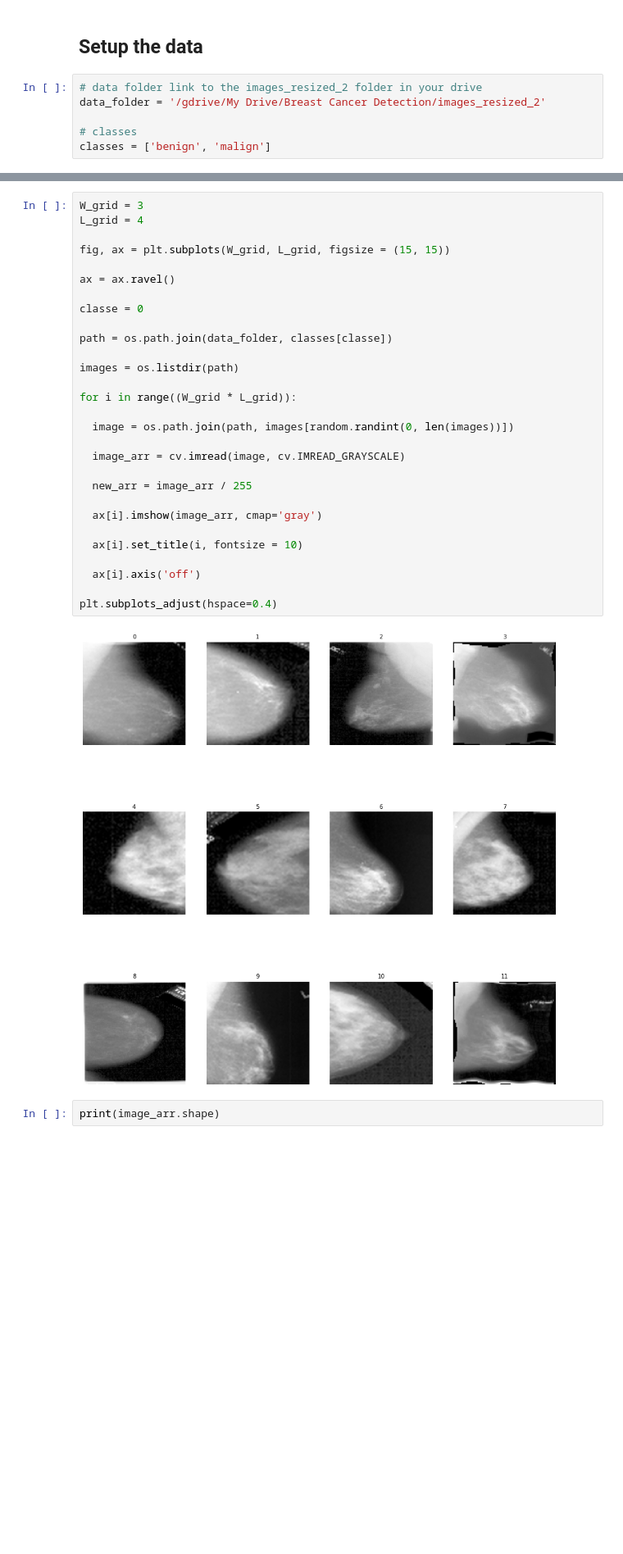
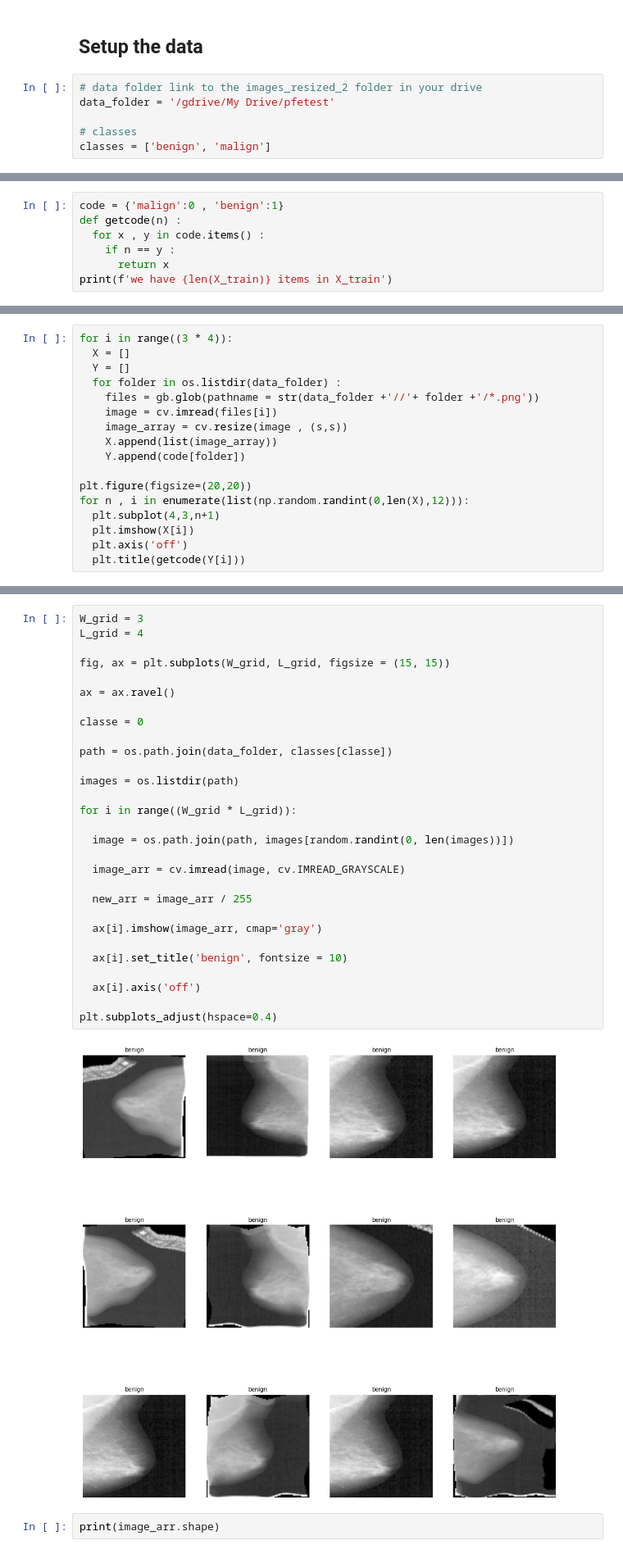
Before and after one commit to comHack/Mammography_DL_Classification, a Jupyter notebook: data_prep.ipynb, the cells around one changed output, grey strips where cells are left out. Shown at 82% size. Cells and saved outputs as stored; diff of their text form; blank space fills up the shorter version.

```diff
--- a/data_prep.ipynb
+++ b/data_prep.ipynb
@@ -29,7 +29,7 @@ Mounted at /gdrive
 ## **Setup the data**
 # %%
 # data folder link to the images_resized_2 folder in your drive
-data_folder = '/gdrive/My Drive/Breast Cancer Detection/images_resized_2'
+data_folder = '/gdrive/My Drive/pfetest'
 
 # classes
 classes = ['benign', 'malign']
@@ -39,0 +40,7 @@ print(os.listdir(os.path.join(data_folder, classes[0]))[:10])
+# %%
+code = {'malign':0 , 'benign':1}
+def getcode(n) :
+  for x , y in code.items() :
+    if n == y :
+      return x
+print(f'we have {len(X_train)} items in X_train')
@@ -39,0 +49,17 @@ print(os.listdir(os.path.join(data_folder, classes[0]))[:10])
+# %%
+for i in range((3 * 4)):
+  X = []
+  Y = []
+  for folder in os.listdir(data_folder) :
+    files = gb.glob(pathname = str(data_folder +'//'+ folder +'/*.png'))
+    image = cv.imread(files[i])
+    image_array = cv.resize(image , (s,s))
+    X.append(list(image_array))
+    Y.append(code[folder])
+
+plt.figure(figsize=(20,20))
+for n , i in enumerate(list(np.random.randint(0,len(X),12))):
+  plt.subplot(4,3,n+1)
+  plt.imshow(X[i])
+  plt.axis('off')
+  plt.title(getcode(Y[i]))
@@ -40,34 +68,34 @@ print(os.listdir(os.path.join(data_folder, classes[0]))[:10])
 # %%
 W_grid = 3
 L_grid = 4
 
 fig, ax = plt.subplots(W_grid, L_grid, figsize = (15, 15))
 
 ax = ax.ravel()
 
 classe = 0
 
 path = os.path.join(data_folder, classes[classe])
 
 images = os.listdir(path)
 
 for i in range((W_grid * L_grid)):
 
   image = os.path.join(path, images[random.randint(0, len(images))])
 
   image_arr = cv.imread(image, cv.IMREAD_GRAYSCALE)
 
   new_arr = image_arr / 255
 
   ax[i].imshow(image_arr, cmap='gray')
 
-  ax[i].set_title(i, fontsize = 10)
+  ax[i].set_title('benign', fontsize = 10)
 
   ax[i].axis('off')
 
 plt.subplots_adjust(hspace=0.4)
 # %% [output]
-[figure, old version]
+[figure, new version]
 # %%
 print(image_arr.shape)
 # %% [output]
```
Also changed, not shown: parts of 5 cells of this notebook.
